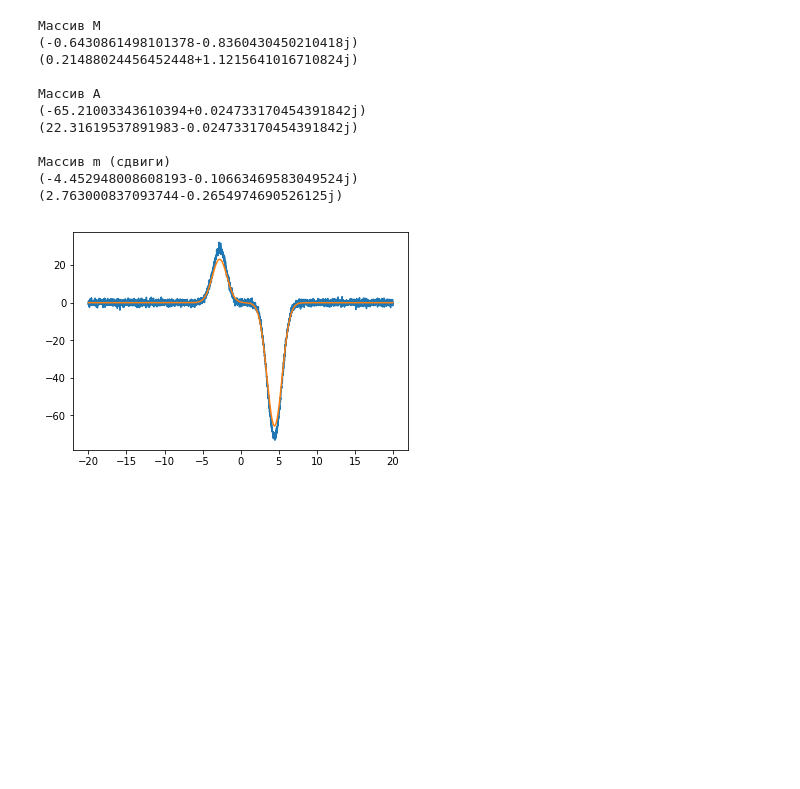
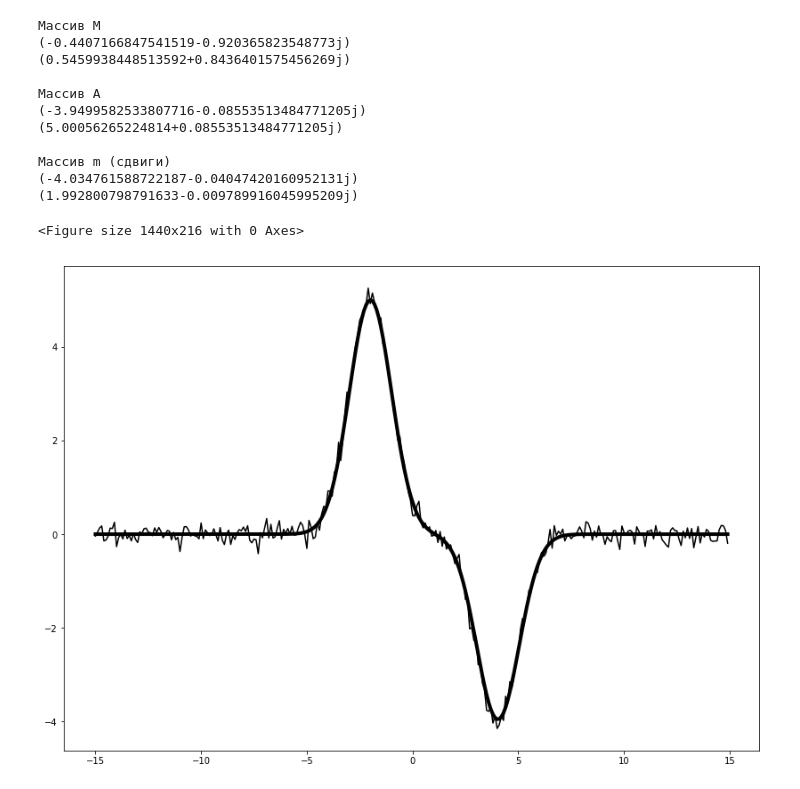
Before and after one commit to suponev/model, a Jupyter notebook: main.ipynb, the cells around one changed output. Cells and saved outputs as stored; diff of their text form; code cells hidden in the pictures; blank space fills up the shorter version.

```diff
--- a/main.ipynb
+++ b/main.ipynb
@@ -12,7 +12,7 @@ sig = 1
 h = 0.5
 
 # Массив значений x
-x = np.arange(-20, 20 , 0.01);
+x = np.arange(-15, 15 , 0.1);
 
 
 # Задание сигнала
@@ -21,7 +21,7 @@ def rnd(x):
 
 # Задание сигнала
 def signal(x):
-    return 5*x*x*np.exp(-(x+2)**2/(2*sig**2))-4*x*x*np.exp(-(x-4)**2/(2*sig**2))
+    return 5*np.exp(-(x+2)**2/(2*sig**2))-4*np.exp(-(x-4)**2/(2*sig**2))
 
 # Задание аппроксимирующей функции
 def phi(x):
@@ -49,7 +49,7 @@ def printarr(arr , name):
 # Генерируем шум
 noise = np.random.normal(0, 1, len(x))
 
-s = signal(x) +noise
+s = signal(x) +noise/7
 
 b = []
 for k in [0,1,2,3]:
@@ -70,39 +70,42 @@ m=[0,0]
 
 M[0] = (q1 - sqrt_D) / 2;
 M[1] = (q1 + sqrt_D) / 2;
 
 
 printarr(M,'Массив M')
 
 A[0] = (b[1] - b[0] * M[1]) / (M[0] - M[1]);
 A[1]= b[0] - A[0];
 
 printarr(A,'Массив А')
 
 m[0]=np.log(M[0])/h/1j
 m[1]=np.log(M[1])/h/1j
 print("Массив m (сдвиги)")
 print(m[0])
 print(m[1])
 
 m[0]=np.log(M[0])/h/1j
 m[1]=np.log(M[1])/h/1j
 
 # plt.plot(x, sp.real)
-plt.plot(x , s )
-plt.plot(x , model(x , A,m) )
+plt.figure(frameon=False)
+plt.figure(figsize=(14,10))
+plt.plot(x , s ,color='black')
+plt.plot(x , model(x , A,m),linewidth=4 ,color='black' )
 
 plt.show()
 # %% [output]
 Массив M
-(-0.6430861498101378-0.8360430450210418j)
-(0.21488024456452448+1.1215641016710824j)
+(-0.4407166847541519-0.920365823548773j)
+(0.5459938448513592+0.8436401575456269j)
 
 Массив А
-(-65.21003343610394+0.024733170454391842j)
-(22.31619537891983-0.024733170454391842j)
+(-3.9499582533807716-0.08553513484771205j)
+(5.00056265224814+0.08553513484771205j)
 
 Массив m (сдвиги)
-(-4.452948008608193-0.10663469583049524j)
-(2.763000837093744-0.2654974690526125j)
+(-4.034761588722187-0.04047420160952131j)
+(1.992800798791633-0.009789916045995209j)
+<Figure size 1440x216 with 0 Axes>
-[figure, old version]
+[figure, new version]
```
